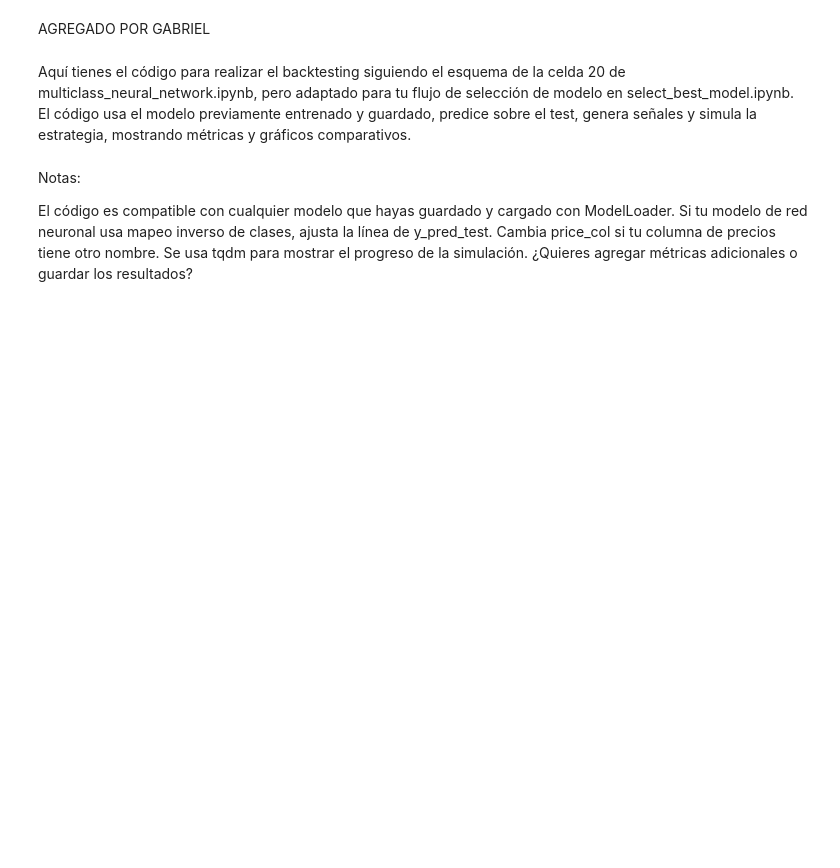
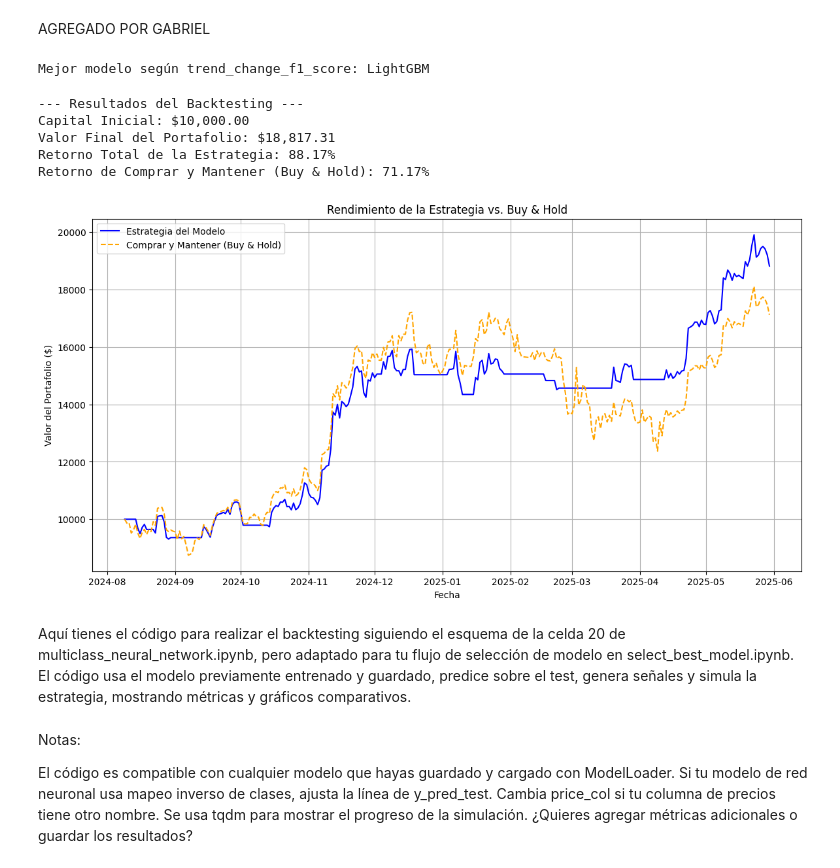
Before and after one commit to GuiredysGomez/bitcoin_sentiment_forecaster, a Jupyter notebook: notebooks/backtesting/select_best_model.ipynb, the cells around one changed output. Cells and saved outputs as stored; diff of their text form; code cells hidden in the pictures; blank space fills up the shorter version.

```diff
--- a/notebooks/backtesting/select_best_model.ipynb
+++ b/notebooks/backtesting/select_best_model.ipynb
@@ -18,7 +25,6 @@ y_val = val["target_trend"].values
 X_test = test_set.drop(columns=['target_trend','date']).values
 y_test = test_set['target_trend'].values
 # %%
-
 
 # Importar la clase ModelLoader
 from model_loader import ModelLoader
@@ -37,3 +43,4 @@ model_file = f'../../score_models/{best_model_name}.txt'
 # Instanciar y cargar el modelo
 loader = ModelLoader(best_model_name, model_file)
 model = loader.load()
+params = model.params
@@ -80,13 +270,8 @@ print(y_pred_test)
 # %% [markdown]
 AGREGADO POR GABRIEL
 # %%
-import pandas as pd
-import numpy as np
-import matplotlib.pyplot as plt
-from tqdm import tqdm
-
 # Cargar datos
-test_set = pd.read_csv("../../../data/post_cleaning/test_set.csv", parse_dates=['date'])
+test_set = pd.read_csv("../../data/post_cleaning/test_set.csv", parse_dates=['date'])
 X_test = test_set.drop(columns=['target_trend','date']).values
 y_test = test_set['target_trend'].values
 
@@ -100,13 +285,15 @@ model_file = f'../../score_models/{best_model_name}.txt'
 loader = ModelLoader(best_model_name, model_file)
 model = loader.load()
 
-# Realizar predicciones sobre el test
-if best_model_name.lower() == "multiclass_neural_network":
-    y_pred_test = np.argmax(model.predict(X_test), axis=1)
-    # Si usas mapeo inverso, descomenta:
-    # y_pred_test = np.vectorize(inv_map.get)(y_pred_test)
-else:
-    y_pred_test = model.predict(X_test)
+# Mapeo de clases para la conversión
+cls_map = {-1: 0, 0: 1, 1: 2}
+inv_map = {v: k for k, v in cls_map.items()}
+
+
+y_pred_prob = model.predict(X_test)
+y_pred_mapped = np.argmax(y_pred_prob, axis=1)
+y_pred_test = np.vectorize(inv_map.get)(y_pred_mapped)
+
 
 # Crear DataFrame para backtesting
 backtest_df = test_set.copy()
@@ -136,33 +323,41 @@ for i, row in tqdm(backtest_df.iterrows(), total=len(backtest_df), desc="Simulac
         cash = position * price
         position = 0.0
     # Calcular el valor actual del portafolio
     current_portfolio_value = cash + position * price
     portfolio_values.append(current_portfolio_value)
 
 backtest_df['portfolio_value'] = portfolio_values
 
 # Métricas de rendimiento
 final_portfolio_value = backtest_df['portfolio_value'].iloc[-1]
 total_return_pct = (final_portfolio_value - initial_capital) / initial_capital * 100
 buy_and_hold_return_pct = (backtest_df[price_col].iloc[-1] - backtest_df[price_col].iloc[0]) / backtest_df[price_col].iloc[0] * 100
 
 print("--- Resultados del Backtesting ---")
 print(f"Capital Inicial: ${initial_capital:,.2f}")
 print(f"Valor Final del Portafolio: ${final_portfolio_value:,.2f}")
 print(f"Retorno Total de la Estrategia: {total_return_pct:.2f}%")
 print(f"Retorno de Comprar y Mantener (Buy & Hold): {buy_and_hold_return_pct:.2f}%")
 
 # Visualización
 plt.figure(figsize=(14, 7))
 plt.plot(backtest_df['date'], backtest_df['portfolio_value'], label='Estrategia del Modelo', color='blue')
 buy_and_hold_values = (backtest_df[price_col] / backtest_df[price_col].iloc[0]) * initial_capital
 plt.plot(backtest_df['date'], buy_and_hold_values, label='Comprar y Mantener (Buy & Hold)', color='orange', linestyle='--')
 plt.title('Rendimiento de la Estrategia vs. Buy & Hold')
 plt.xlabel('Fecha')
 plt.ylabel('Valor del Portafolio ($)')
 plt.legend()
 plt.grid(True)
 plt.show()
+# %% [output]
+Mejor modelo según trend_change_f1_score: LightGBM
+--- Resultados del Backtesting ---
+Capital Inicial: $10,000.00
+Valor Final del Portafolio: $18,817.31
+Retorno Total de la Estrategia: 88.17%
+Retorno de Comprar y Mantener (Buy & Hold): 71.17%
+[figure, added]
 # %% [markdown]
 Aquí tienes el código para realizar el backtesting siguiendo el esquema de la celda 20 de multiclass_neural_network.ipynb, pero adaptado para tu flujo de selección de modelo en select_best_model.ipynb.
 El código usa el modelo previamente entrenado y guardado, predice sobre el test, genera señales y simula la estrategia, mostrando métricas y gráficos comparativos.
```
Also changed, not shown: parts of 6 cells of this notebook, 4 other files.
